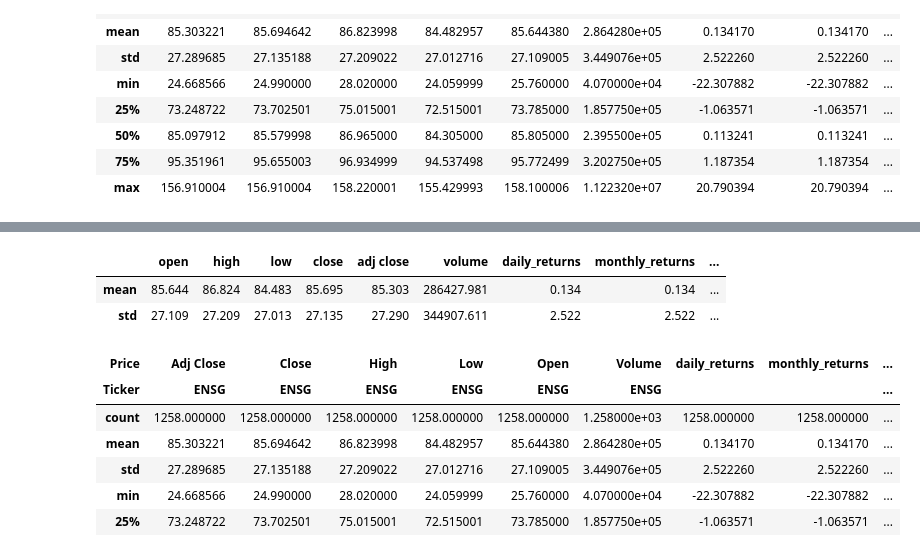
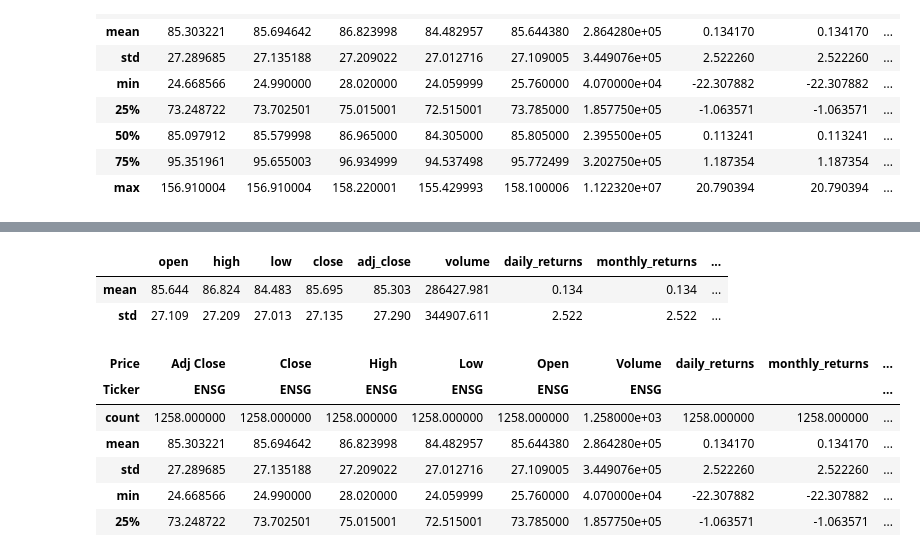
Before and after one commit to markmorcos/first_project, a Jupyter notebook: notebooks/ENSG_data.ipynb, the cells around one changed output, grey strips where cells are left out. Cells and saved outputs as stored; diff of their text form; code cells hidden in the pictures.

```diff
--- a/notebooks/ENSG_data.ipynb
+++ b/notebooks/ENSG_data.ipynb
@@ -139,15 +140,15 @@ fig_volume.show()
 # %%
 # Summmary of data
 
 summary_stats = df_ensign[['Open', 'High', 'Low', 'Close', 'Adj Close', 'Volume',
                       'daily_returns', 'monthly_returns', 'annual_returns', 'daily_range']].agg(['mean', 'std'])
 summary_stats=summary_stats.round(3)
 
 summary_stats.columns = [''.join(col).lower().replace('ensg', '') for col in summary_stats.columns]
-
+summary_stats.columns = [col.replace('adj close', 'adj_close') for col in summary_stats.columns]
 display(summary_stats)
 # %% [output]
-|  | open | high | low | close | adj close | volume | daily_returns | monthly_returns | ... |
+|  | open | high | low | close | adj_close | volume | daily_returns | monthly_returns | ... |
 | mean | 85.644 | 86.824 | 84.483 | 85.695 | 85.303 | 286427.981 | 0.134 | 0.134 | ... |
 | std | 27.109 | 27.209 | 27.013 | 27.135 | 27.290 | 344907.611 | 2.522 | 2.522 | ... |
 # %%
```
Also changed, not shown: parts of 16 cells of this notebook, 1 other file.
